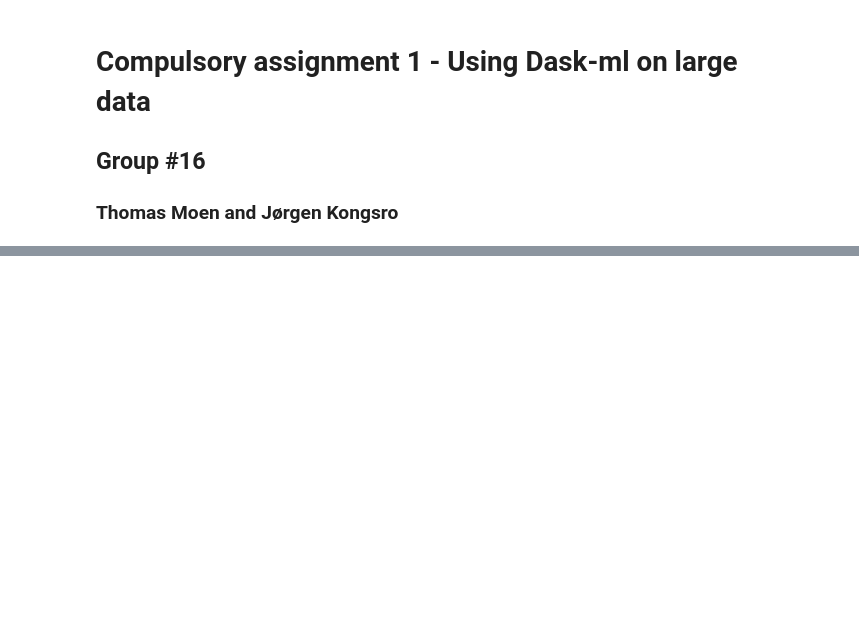
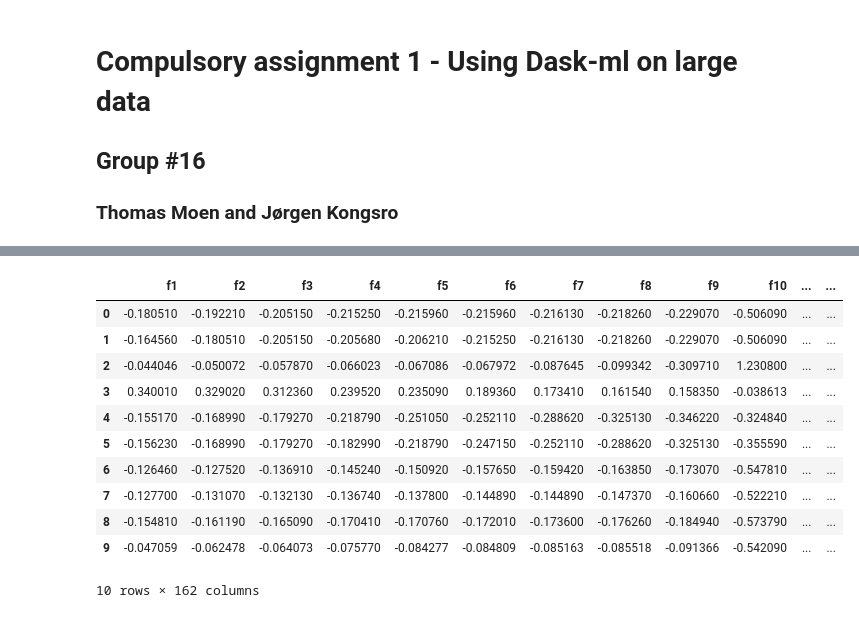
Before and after one commit to jorgenporgen/DAT300, a Jupyter notebook: DAT300_CA1_16.ipynb, the cells around one changed output, grey strips where cells are left out. Cells and saved outputs as stored; diff of their text form; code cells hidden in the pictures; blank space fills up the shorter version.

```diff
--- a/DAT300_CA1_16.ipynb
+++ b/DAT300_CA1_16.ipynb
@@ -51,18 +53,29 @@ PermissionError: [Errno 1] Operation not permitted: '/Users/jorgenkongsro/Downlo
 # %%
 def import_data(csv_file):
     """ Import data from csv file
 
     :param data: a .csv separated dataset
     :return: a pandas data array, df
 
     """
 
 
     df = dd.read_csv(csv_file)
     return df
 
 x_train_df = import_data(workdir + 'X_train.csv')
 x_test_df = import_data(workdir + 'X_test.csv')
 y_train_df = import_data(workdir + 'y_train.csv')
-
-x_test_df.head()
+# %% [output]
+|  | f1 | f2 | f3 | f4 | f5 | f6 | f7 | f8 | f9 | f10 | ... | ... |
+| 0 | -0.180510 | -0.192210 | -0.205150 | -0.215250 | -0.215960 | -0.215960 | -0.216130 | -0.218260 | -0.229070 | -0.506090 | ... | ... |
+| 1 | -0.164560 | -0.180510 | -0.205150 | -0.205680 | -0.206210 | -0.215250 | -0.216130 | -0.218260 | -0.229070 | -0.506090 | ... | ... |
+| 2 | -0.044046 | -0.050072 | -0.057870 | -0.066023 | -0.067086 | -0.067972 | -0.087645 | -0.099342 | -0.309710 | 1.230800 | ... | ... |
+| 3 | 0.340010 | 0.329020 | 0.312360 | 0.239520 | 0.235090 | 0.189360 | 0.173410 | 0.161540 | 0.158350 | -0.038613 | ... | ... |
+| 4 | -0.155170 | -0.168990 | -0.179270 | -0.218790 | -0.251050 | -0.252110 | -0.288620 | -0.325130 | -0.346220 | -0.324840 | ... | ... |
+| 5 | -0.156230 | -0.168990 | -0.179270 | -0.182990 | -0.218790 | -0.247150 | -0.252110 | -0.288620 | -0.325130 | -0.355590 | ... | ... |
+| 6 | -0.126460 | -0.127520 | -0.136910 | -0.145240 | -0.150920 | -0.157650 | -0.159420 | -0.163850 | -0.173070 | -0.547810 | ... | ... |
+| 7 | -0.127700 | -0.131070 | -0.132130 | -0.136740 | -0.137800 | -0.144890 | -0.144890 | -0.147370 | -0.160660 | -0.522210 | ... | ... |
+| 8 | -0.154810 | -0.161190 | -0.165090 | -0.170410 | -0.170760 | -0.172010 | -0.173600 | -0.176260 | -0.184940 | -0.573790 | ... | ... |
+| 9 | -0.047059 | -0.062478 | -0.064073 | -0.075770 | -0.084277 | -0.084809 | -0.085163 | -0.085518 | -0.091366 | -0.542090 | ... | ... |
+10 rows × 162 columns
```
Also changed, not shown: parts of 9 cells of this notebook.
